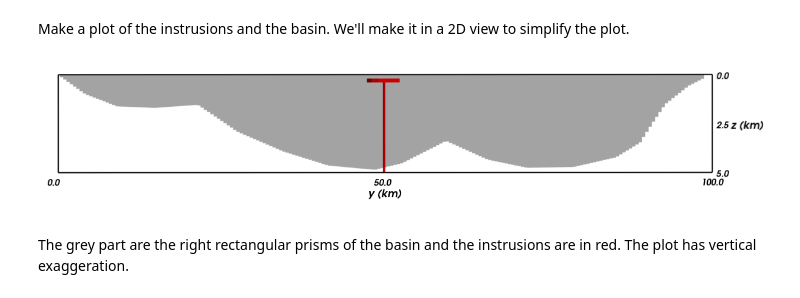
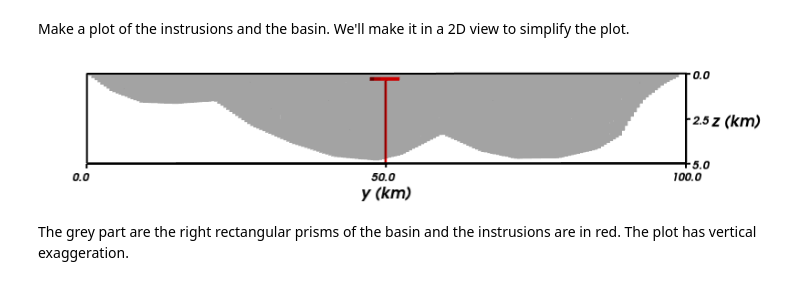
Before and after one commit to pinga-lab/Total-magnetization-of-spherical-bodies, a Jupyter notebook: notebooks/suppl_tests/complex/complex_test.ipynb, the cells around one changed output. Saved outputs shown, nothing was run; the diff lists cells and outputs as text; code cells hidden in the pictures.

```diff
--- a/notebooks/suppl_tests/complex/complex_test.ipynb
+++ b/notebooks/suppl_tests/complex/complex_test.ipynb
@@ -38,7 +38,7 @@ from fatiando.gravmag.euler import Classic, ExpandingWindow
 from fatiando.utils import ang2vec, contaminate
 from fatiando.vis import mpl, myv
 from fatiando.gravmag.magdir import DipoleMagDir
-mpl.rc('font', size=12)
+mpl.rc('font', size=14)
 # %%
 print('Using Fatiando a Terra version {}'.format(fatiando.__version__))
 # %% [output]
@@ -280,29 +280,30 @@ basin.addprop('magnetization', np.repeat(ang2vec(0.1, inc, dec).reshape((1, 3)),
 Make a plot of the instrusions and the basin. We'll make it in a 2D view to simplify the plot.
 # %%
 bounds = [0, 10000, 0, 100000, 0, 5000]
-scene = myv.figure(size=(1200, 300))
+#scene = myv.figure(size=(1200, 300))
+scene = myv.figure(size=(800, 200))
 scale = (1, 1, 3) # Use vertical exaggeration to fit everything into the plot
 myv.polyprisms(intrusions, color=(1, 0, 0), edges=False, scale=scale)
 myv.prisms(basin, edges=False, color=(0, 0, 0), opacity=0.2, scale=scale)
 ax = myv.axes(myv.outline(extent=bounds, scale=scale), ranges=[b*0.001 for b in bounds], nlabels=3, fmt='%.1f')
 #ax.axes.x_label, ax.axes.y_label, ax.axes.z_label = 'x (km)', 'y (km)', 'z (km)'
 ax.axes.y_label, ax.axes.z_label = 'y (km)', 'z (km)'
 ax.axes.y_axis_visibility = False
-ax.axes.font_factor = 1.2
+ax.axes.font_factor = 1.6
 scene.scene.parallel_projection = True
 scene.scene.camera.position = [-672251.29718383949, 52708.128112286133, 9709.4880680636288]
 scene.scene.camera.focal_point = [0.0, 52708.128112286133, 9709.4880680636288]
 scene.scene.camera.view_angle = 19.2
 scene.scene.camera.view_up = [0.0, 0.00039939137299323078, -0.99999992024326245]
 scene.scene.camera.clipping_range = [466528.78421200113, 932835.06664159708]
 scene.scene.camera.compute_view_plane_normal()
 scene.scene.camera.zoom(7.5*1.25)
 scene.scene.render()
 myv.savefig('basin_and_instrusion.png')
 myv.show()
-Image(filename='basin_and_instrusion.png', width=1000)
+Image(filename='basin_and_instrusion.png')
 # %% [output]
-[figure, old version]
+[figure, new version]
 # %% [markdown]
 The grey part are the right rectangular prisms of the basin and the instrusions are in red. The plot has vertical exaggeration.
 # %% [markdown]
```
Also changed, not shown: parts of 5 cells of this notebook, 33 other files.
